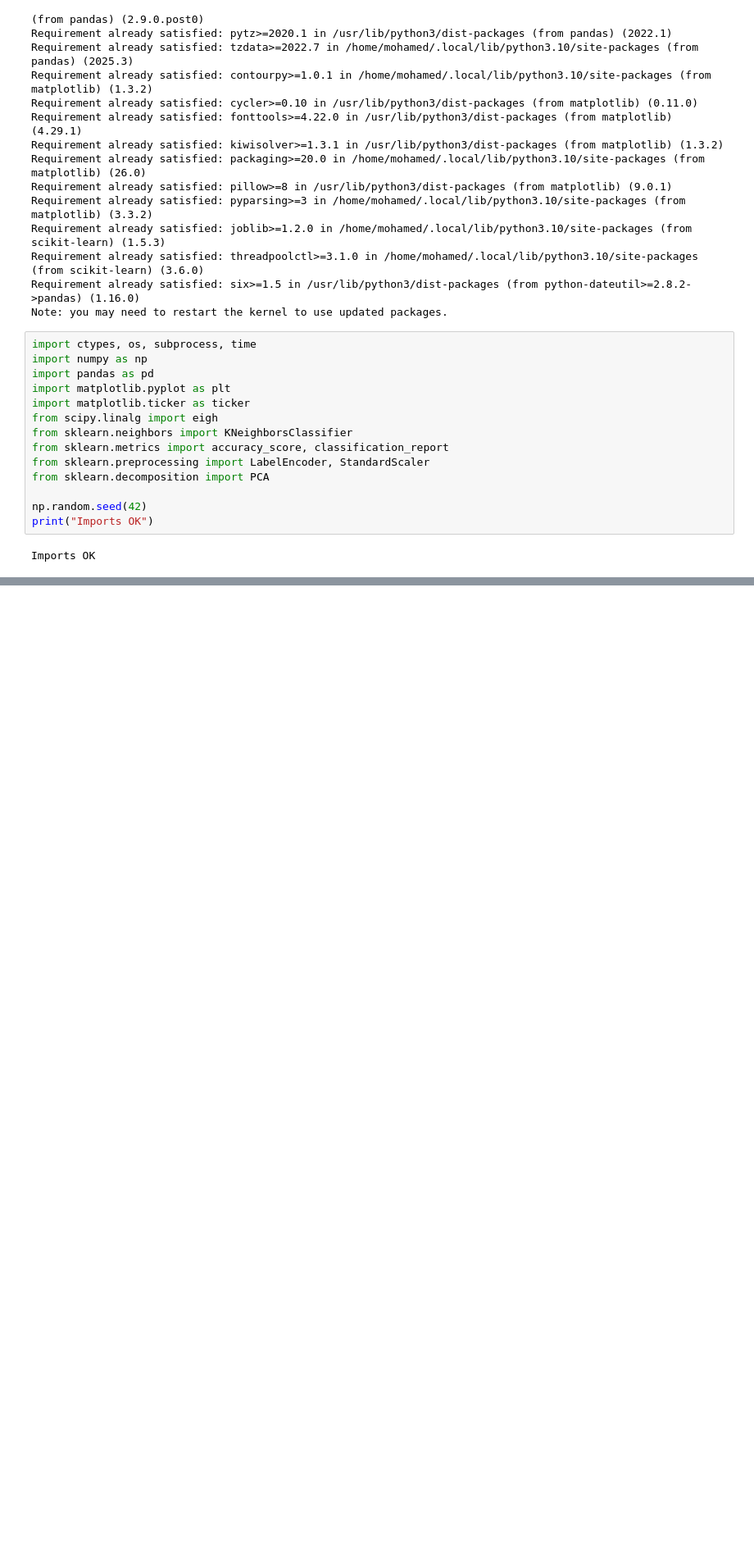
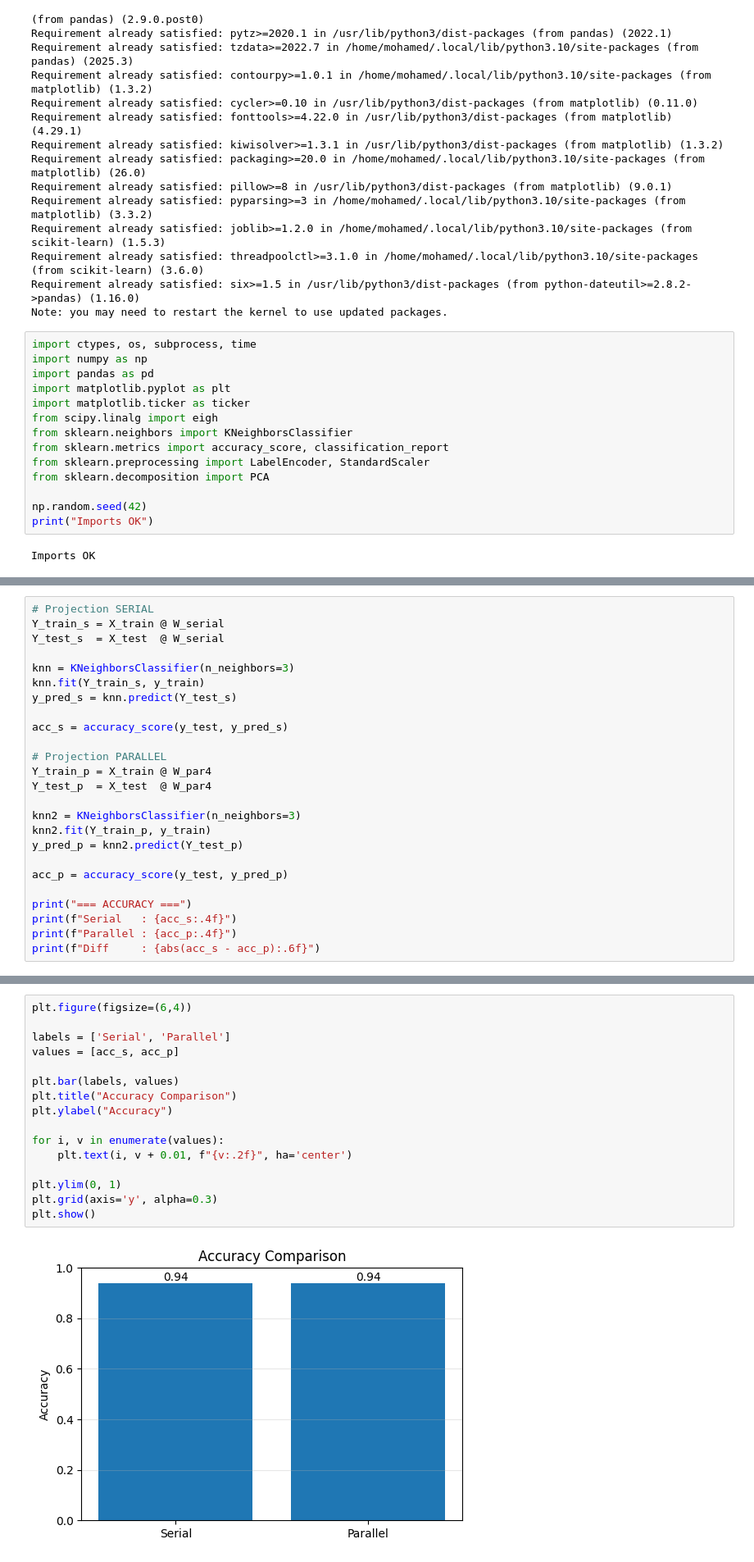
Before and after one commit to alaaeddinezorgani/parallel-lda, a Jupyter notebook: lda_hpc.ipynb, the cells around one changed output, grey strips where cells are left out. Shown at 82% size. Drawn from its saved outputs; the diff is of its cells as text; blank space fills up the shorter version.

Commit message:
Improve LDA + fix parallel

```diff
--- a/lda_hpc.ipynb
+++ b/lda_hpc.ipynb
@@ -294,0 +398,25 @@ Difference        : 0.000000
+# %%
+# Projection SERIAL
+Y_train_s = X_train @ W_serial
+Y_test_s  = X_test  @ W_serial
+
+knn = KNeighborsClassifier(n_neighbors=3)
+knn.fit(Y_train_s, y_train)
+y_pred_s = knn.predict(Y_test_s)
+
+acc_s = accuracy_score(y_test, y_pred_s)
+
+# Projection PARALLEL
+Y_train_p = X_train @ W_par4
+Y_test_p  = X_test  @ W_par4
+
+knn2 = KNeighborsClassifier(n_neighbors=3)
+knn2.fit(Y_train_p, y_train)
+y_pred_p = knn2.predict(Y_test_p)
+
+acc_p = accuracy_score(y_test, y_pred_p)
+
+print("=== ACCURACY ===")
+print(f"Serial   : {acc_s:.4f}")
+print(f"Parallel : {acc_p:.4f}")
+print(f"Diff     : {abs(acc_s - acc_p):.6f}")
@@ -294,0 +428,18 @@ Difference        : 0.000000
+# %%
+plt.figure(figsize=(6,4))
+
+labels = ['Serial', 'Parallel']
+values = [acc_s, acc_p]
+
+plt.bar(labels, values)
+plt.title("Accuracy Comparison")
+plt.ylabel("Accuracy")
+
+for i, v in enumerate(values):
+    plt.text(i, v + 0.01, f"{v:.2f}", ha='center')
+
+plt.ylim(0, 1)
+plt.grid(axis='y', alpha=0.3)
+plt.show()
+# %% [output]
+[figure, added]
```
Also changed, not shown: parts of 21 cells of this notebook, 4 other files.
